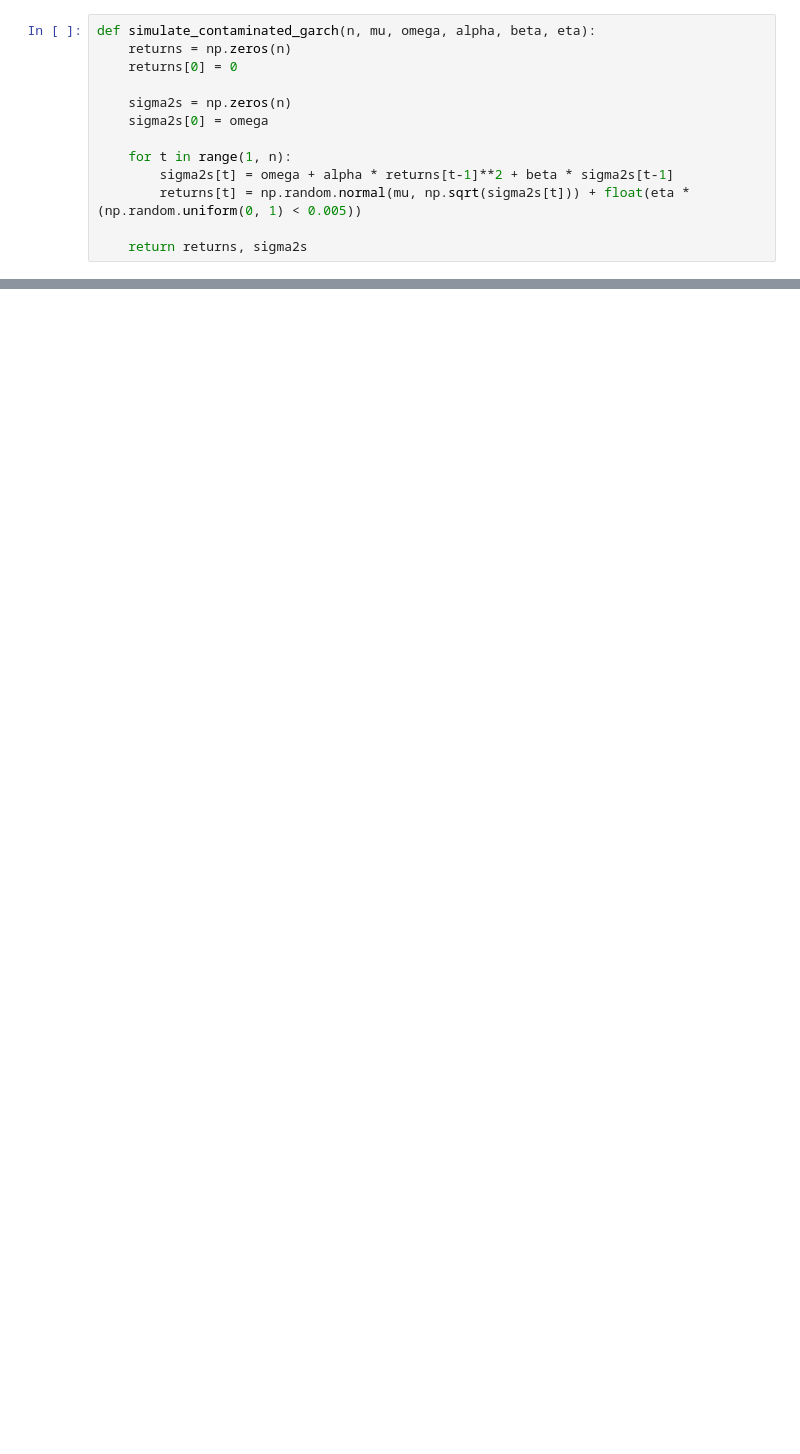
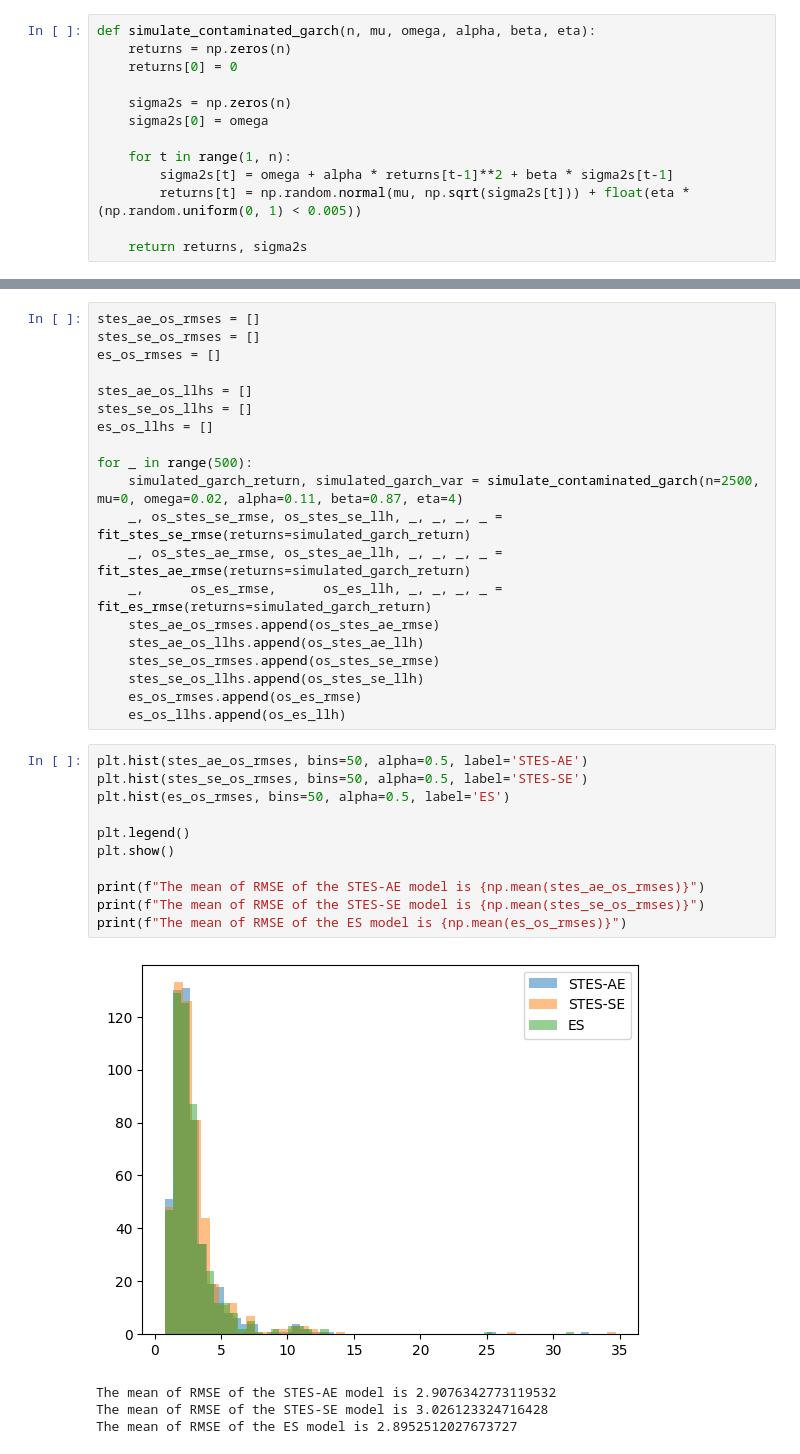
Before and after one commit to steveya/steveya.github.io, a Jupyter notebook: content/volatility_forecasts/random_forest_ewma.ipynb, the cells around one changed output, grey strips where cells are left out. Saved outputs shown, nothing was run; the diff lists cells and outputs as text; blank space fills up the shorter version.

```diff
--- a/content/volatility_forecasts/random_forest_ewma.ipynb
+++ b/content/volatility_forecasts/random_forest_ewma.ipynb
@@ -22,0 +120,36 @@ def simulate_contaminated_garch(n, mu, omega, alpha, beta, eta):
+# %%
+stes_ae_os_rmses = []
+stes_se_os_rmses = []
+es_os_rmses = []
+
+stes_ae_os_llhs = []
+stes_se_os_llhs = []
+es_os_llhs = []
+
+for _ in range(500):
+    simulated_garch_return, simulated_garch_var = simulate_contaminated_garch(n=2500, mu=0, omega=0.02, alpha=0.11, beta=0.87, eta=4)
+    _, os_stes_se_rmse, os_stes_se_llh, _, _, _, _ = fit_stes_se_rmse(returns=simulated_garch_return)
+    _, os_stes_ae_rmse, os_stes_ae_llh, _, _, _, _ = fit_stes_ae_rmse(returns=simulated_garch_return)
+    _,      os_es_rmse,      os_es_llh, _, _, _, _ = fit_es_rmse(returns=simulated_garch_return)
+    stes_ae_os_rmses.append(os_stes_ae_rmse)
+    stes_ae_os_llhs.append(os_stes_ae_llh)
+    stes_se_os_rmses.append(os_stes_se_rmse)
+    stes_se_os_llhs.append(os_stes_se_llh)
+    es_os_rmses.append(os_es_rmse)
+    es_os_llhs.append(os_es_llh)
+# %%
+plt.hist(stes_ae_os_rmses, bins=50, alpha=0.5, label='STES-AE')
+plt.hist(stes_se_os_rmses, bins=50, alpha=0.5, label='STES-SE')
+plt.hist(es_os_rmses, bins=50, alpha=0.5, label='ES')
+
+plt.legend()
+plt.show()
+
+print(f"The mean of RMSE of the STES-AE model is {np.mean(stes_ae_os_rmses)}")
+print(f"The mean of RMSE of the STES-SE model is {np.mean(stes_se_os_rmses)}")
+print(f"The mean of RMSE of the ES model is {np.mean(es_os_rmses)}")
+# %% [output]
+[figure, added]
+The mean of RMSE of the STES-AE model is 2.9076342773119532
+The mean of RMSE of the STES-SE model is 3.026123324716428
+The mean of RMSE of the ES model is 2.8952512027673727
```
Also changed, not shown: parts of 32 cells of this notebook, 1 other file.
